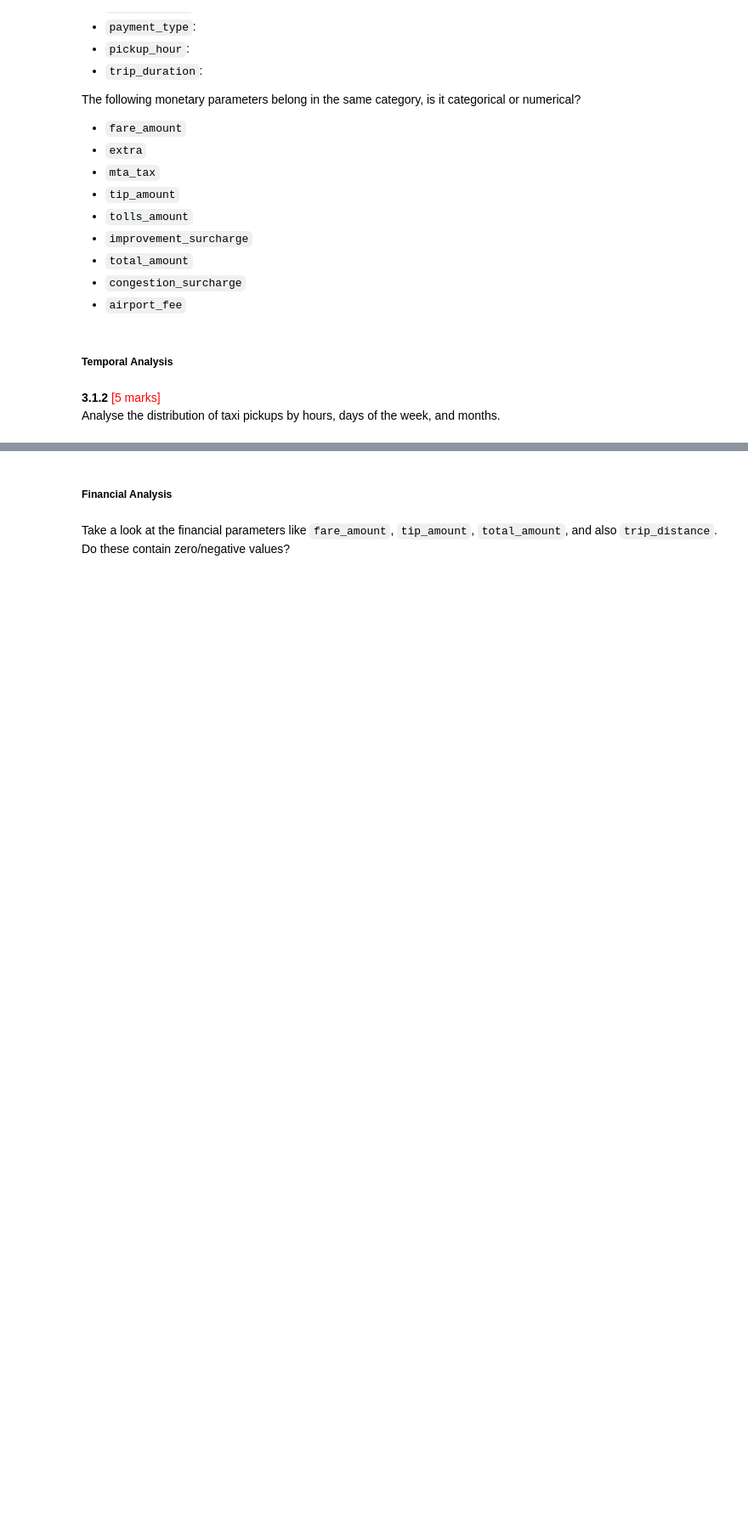
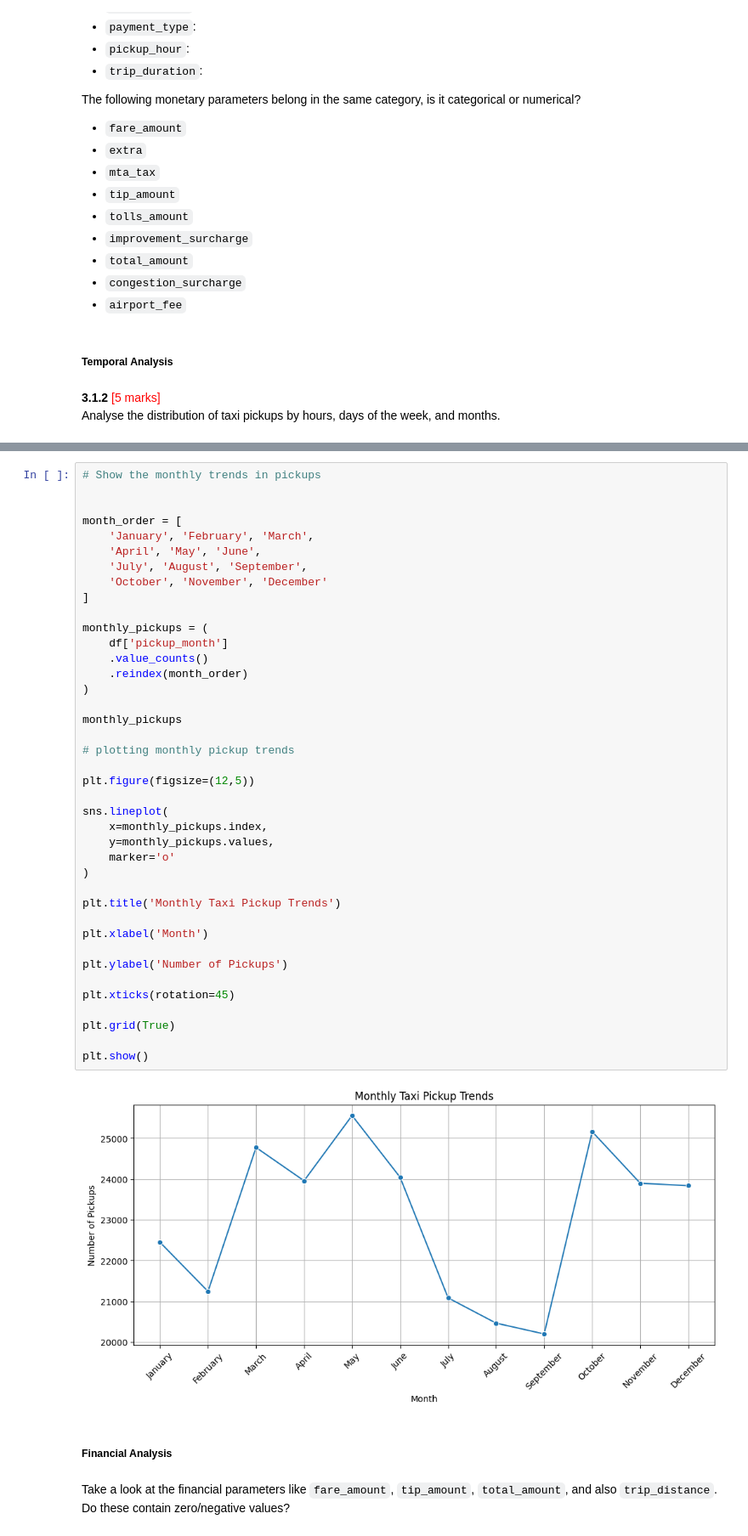
Before and after one commit to viswanathamveluri/epg-appliedai, a Jupyter notebook: assessment/EDA_Assg_NYC_Taxi_Starter.ipynb, the cells around one changed output, grey strips where cells are left out. Shown at 85% size. Saved outputs shown, nothing was run; the diff lists cells and outputs as text; blank space fills up the shorter version.

```diff
--- a/assessment/EDA_Assg_NYC_Taxi_Starter.ipynb
+++ b/assessment/EDA_Assg_NYC_Taxi_Starter.ipynb
@@ -986,3 +1148,45 @@ Analyse the distribution of taxi pickups by hours, days of the week, and months.
+# %%
+# Show the monthly trends in pickups
+
+
+month_order = [
+    'January', 'February', 'March',
+    'April', 'May', 'June',
+    'July', 'August', 'September',
+    'October', 'November', 'December'
+]
+
+monthly_pickups = (
+    df['pickup_month']
+    .value_counts()
+    .reindex(month_order)
+)
+
+monthly_pickups
+
+# plotting monthly pickup trends
+
+plt.figure(figsize=(12,5))
+
+sns.lineplot(
+    x=monthly_pickups.index,
+    y=monthly_pickups.values,
+    marker='o'
+)
+
+plt.title('Monthly Taxi Pickup Trends')
+
+plt.xlabel('Month')
+
+plt.ylabel('Number of Pickups')
+
+plt.xticks(rotation=45)
+
+plt.grid(True)
+
+plt.show()
+# %% [output]
+[figure, added]
 # %% [markdown]
 ##### Financial Analysis
 # %% [markdown]
```
Also changed, not shown: parts of 5 cells of this notebook.
